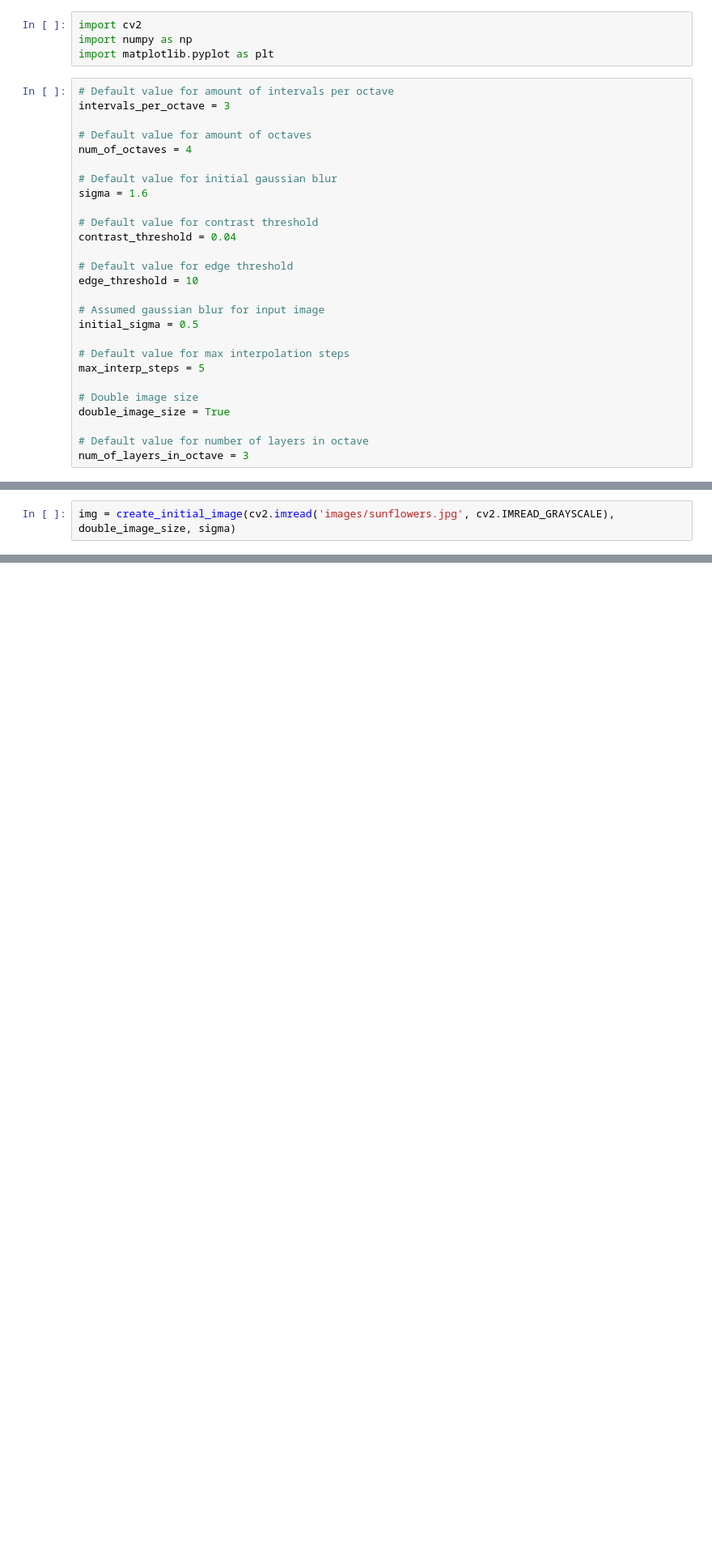
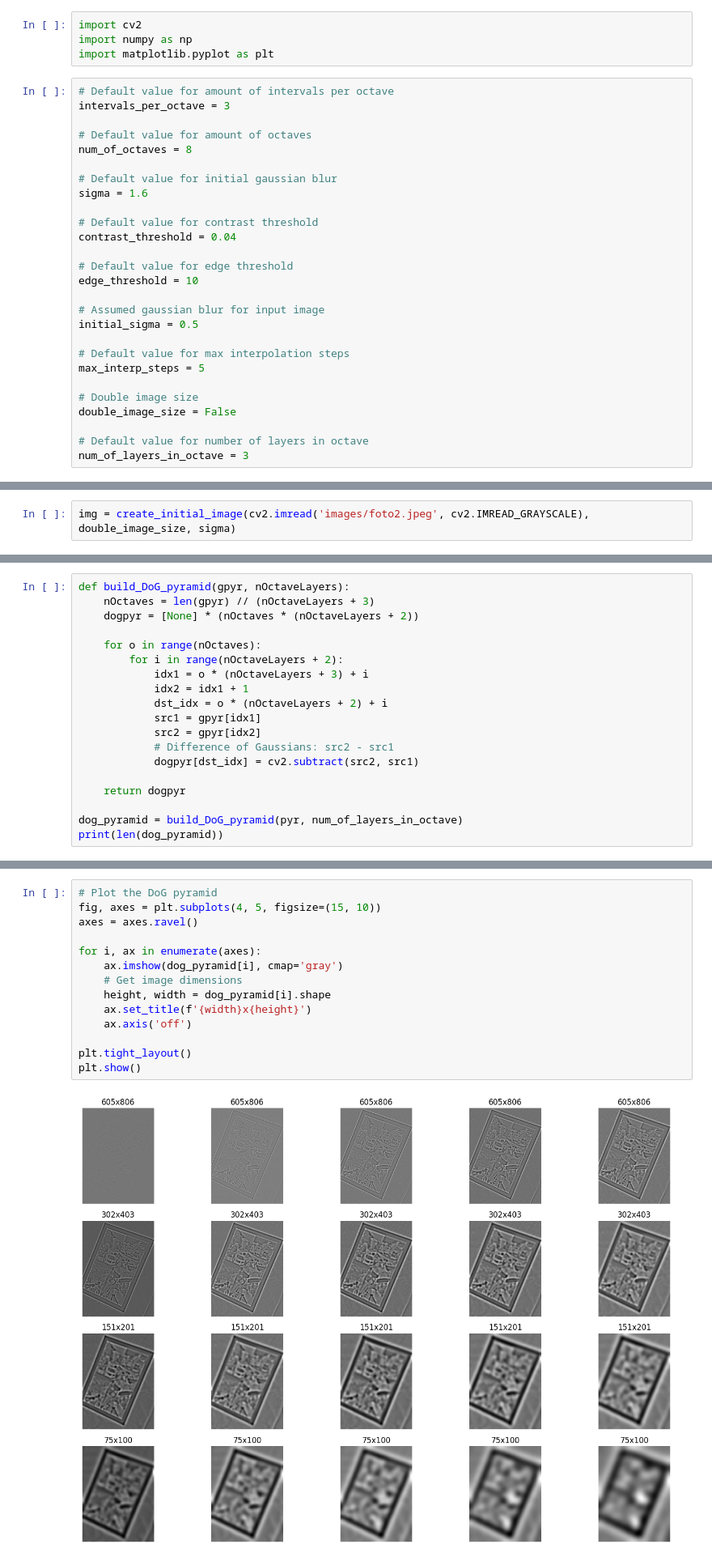
Before and after one commit to Meesdeboer/SIFT-from-scratch, a Jupyter notebook: SIFT.ipynb, the cells around one changed output, grey strips where cells are left out. Shown at 81% size. Drawn from its saved outputs; the diff is of its cells as text; blank space fills up the shorter version.

```diff
--- a/SIFT.ipynb
+++ b/SIFT.ipynb
@@ -7,7 +7,7 @@ import matplotlib.pyplot as plt
 intervals_per_octave = 3
 
 # Default value for amount of octaves
-num_of_octaves = 4
+num_of_octaves = 8
 
 # Default value for initial gaussian blur
 sigma = 1.6
@@ -25,7 +25,7 @@ initial_sigma = 0.5
 max_interp_steps = 5
 
 # Double image size
-double_image_size = True
+double_image_size = False
 
 # Default value for number of layers in octave
 num_of_layers_in_octave = 3
@@ -44,7 +44,7 @@ def create_initial_image(img, double_image_size, sigma):
 
     return img
 # %%
-img = create_initial_image(cv2.imread('images/sunflowers.jpg', cv2.IMREAD_GRAYSCALE), double_image_size, sigma)
+img = create_initial_image(cv2.imread('images/foto2.jpeg', cv2.IMREAD_GRAYSCALE), double_image_size, sigma)
 # %%
 def build_gaussian_pyramid(base, nOctaves, nOctaveLayers, sigma):
     sig = [0] * (nOctaveLayers + 3)
@@ -95,3 +95,22 @@ for i, ax in enumerate(axes):
 
 plt.tight_layout()
 plt.show()
+# %%
+def build_DoG_pyramid(gpyr, nOctaveLayers):
+    nOctaves = len(gpyr) // (nOctaveLayers + 3)
+    dogpyr = [None] * (nOctaves * (nOctaveLayers + 2))
+
+    for o in range(nOctaves):
+        for i in range(nOctaveLayers + 2):
+            idx1 = o * (nOctaveLayers + 3) + i
+            idx2 = idx1 + 1
+            dst_idx = o * (nOctaveLayers + 2) + i
+            src1 = gpyr[idx1]
+            src2 = gpyr[idx2]
+            # Difference of Gaussians: src2 - src1
+            dogpyr[dst_idx] = cv2.subtract(src2, src1)
+
+    return dogpyr
+
+dog_pyramid = build_DoG_pyramid(pyr, num_of_layers_in_octave)
+print(len(dog_pyramid))
@@ -97,0 +119,16 @@ plt.show()
+# %%
+# Plot the DoG pyramid
+fig, axes = plt.subplots(4, 5, figsize=(15, 10))
+axes = axes.ravel()
+
+for i, ax in enumerate(axes):
+    ax.imshow(dog_pyramid[i], cmap='gray')
+    # Get image dimensions
+    height, width = dog_pyramid[i].shape
+    ax.set_title(f'{width}x{height}')
+    ax.axis('off')
+
+plt.tight_layout()
+plt.show()
+# %% [output]
+[figure, added]
```
Also changed, not shown: parts of 7 cells of this notebook, 1 other file.
